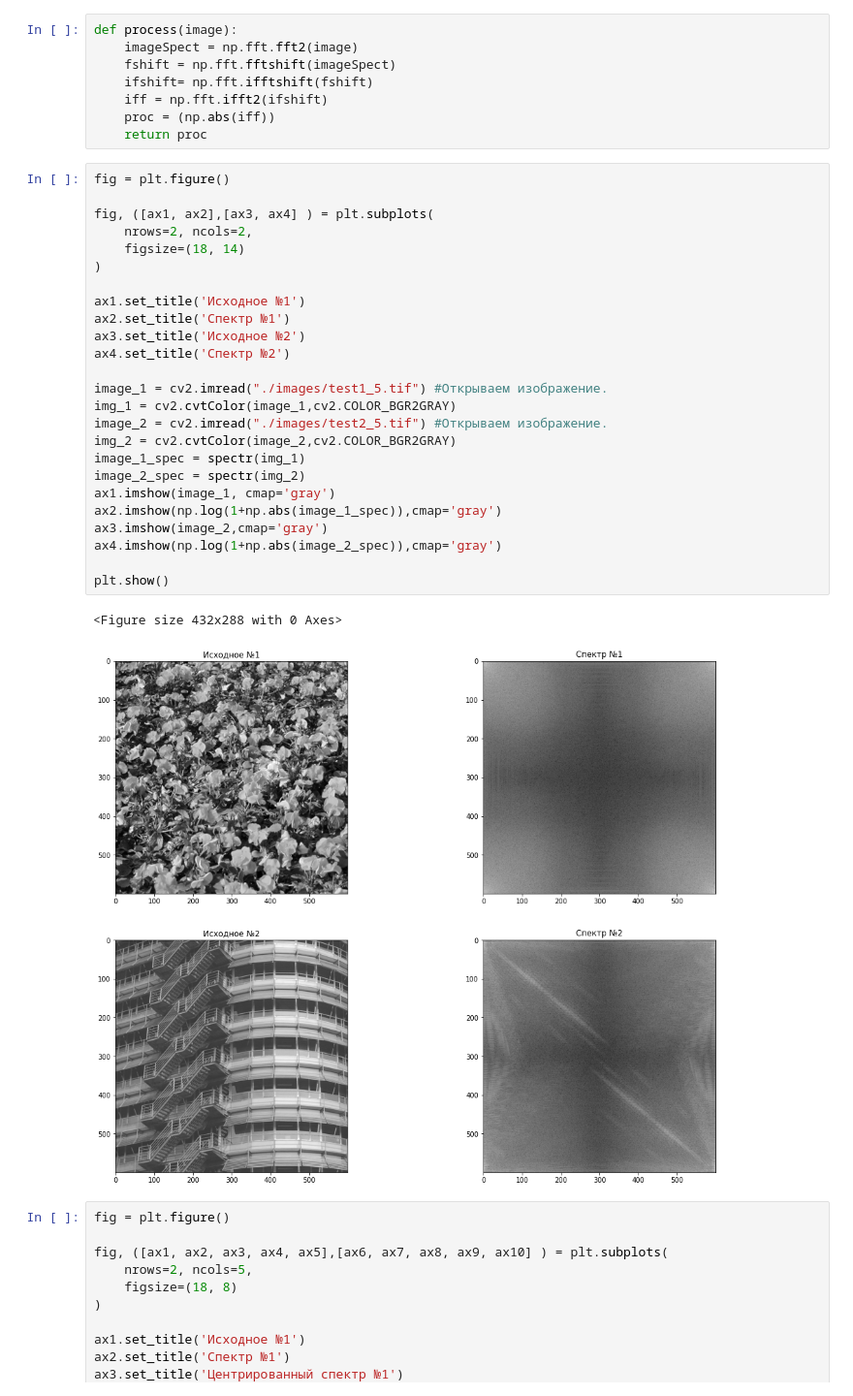
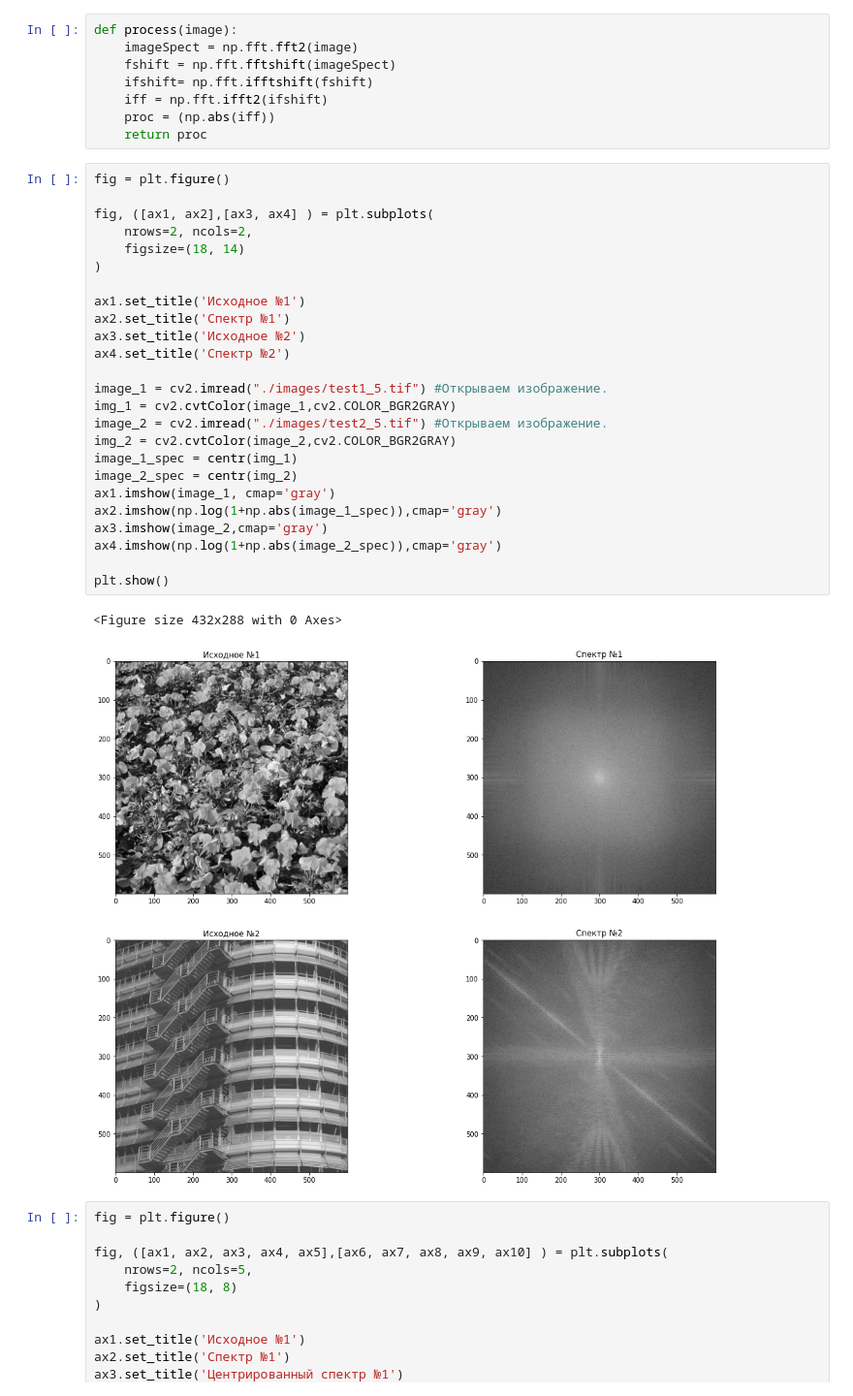
Before and after one commit to Advokat713/polytech_learning, a Jupyter notebook: image_processing/Practice_5/frequency_filters.ipynb, the cells around one changed output. Shown at 97% size. Cells and saved outputs as stored; diff of their text form.

```diff
--- a/image_processing/Practice_5/frequency_filters.ipynb
+++ b/image_processing/Practice_5/frequency_filters.ipynb
@@ -30,31 +30,31 @@ def process(image):
 # %%
 fig = plt.figure()
 
 fig, ([ax1, ax2],[ax3, ax4] ) = plt.subplots(
     nrows=2, ncols=2,
     figsize=(18, 14)
 )
 
 ax1.set_title('Исходное №1')
 ax2.set_title('Спектр №1')
 ax3.set_title('Исходное №2')
 ax4.set_title('Спектр №2')
 
 image_1 = cv2.imread("./images/test1_5.tif") #Открываем изображение.
 img_1 = cv2.cvtColor(image_1,cv2.COLOR_BGR2GRAY)
 image_2 = cv2.imread("./images/test2_5.tif") #Открываем изображение.
 img_2 = cv2.cvtColor(image_2,cv2.COLOR_BGR2GRAY)
-image_1_spec = spectr(img_1)
-image_2_spec = spectr(img_2)
+image_1_spec = centr(img_1)
+image_2_spec = centr(img_2)
 ax1.imshow(image_1, cmap='gray')
 ax2.imshow(np.log(1+np.abs(image_1_spec)),cmap='gray')
 ax3.imshow(image_2,cmap='gray')
 ax4.imshow(np.log(1+np.abs(image_2_spec)),cmap='gray')
 
 plt.show()
 # %% [output]
 <Figure size 432x288 with 0 Axes>
-[figure, old version]
+[figure, new version]
 # %%
 fig = plt.figure()
 
```
Also changed, not shown: 6 other files.
